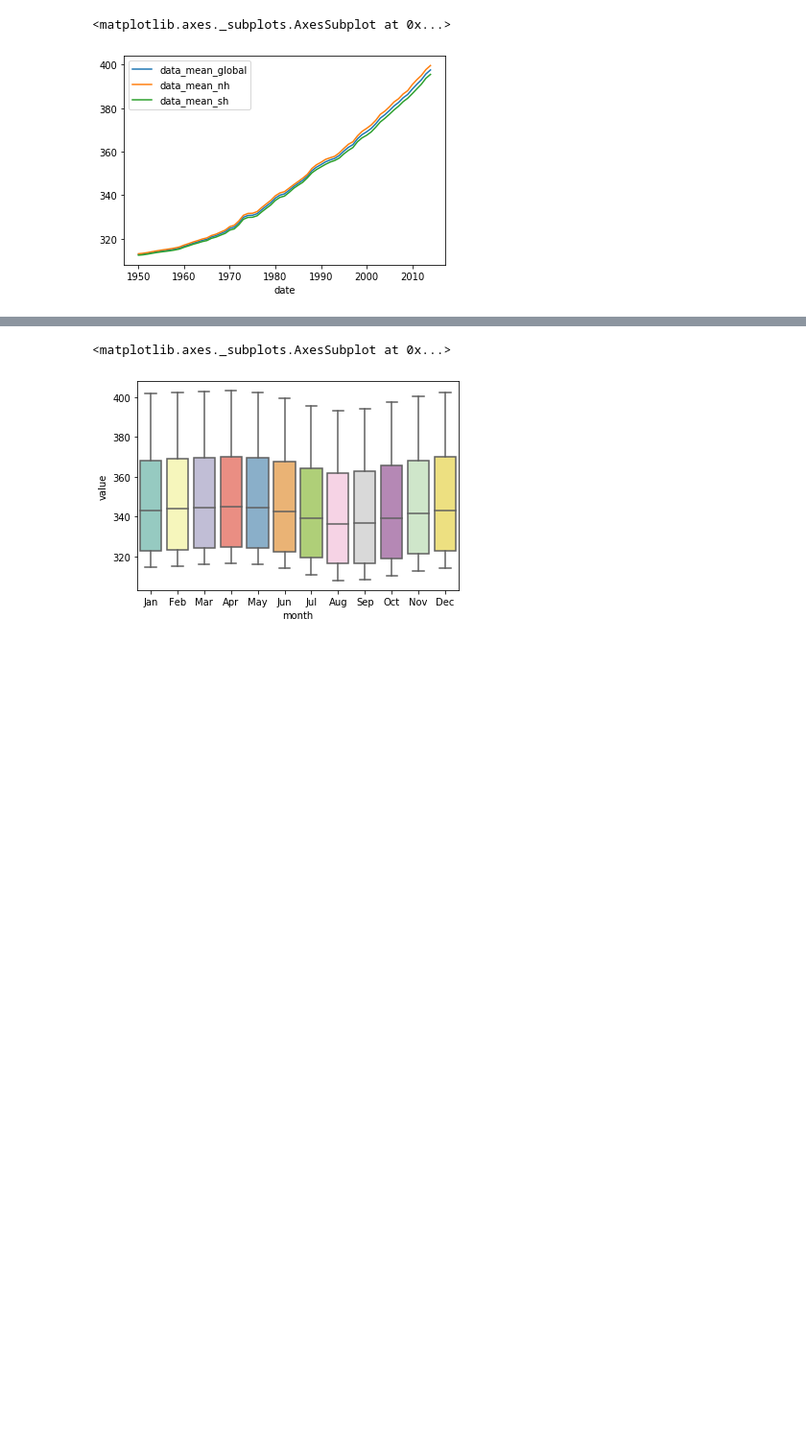
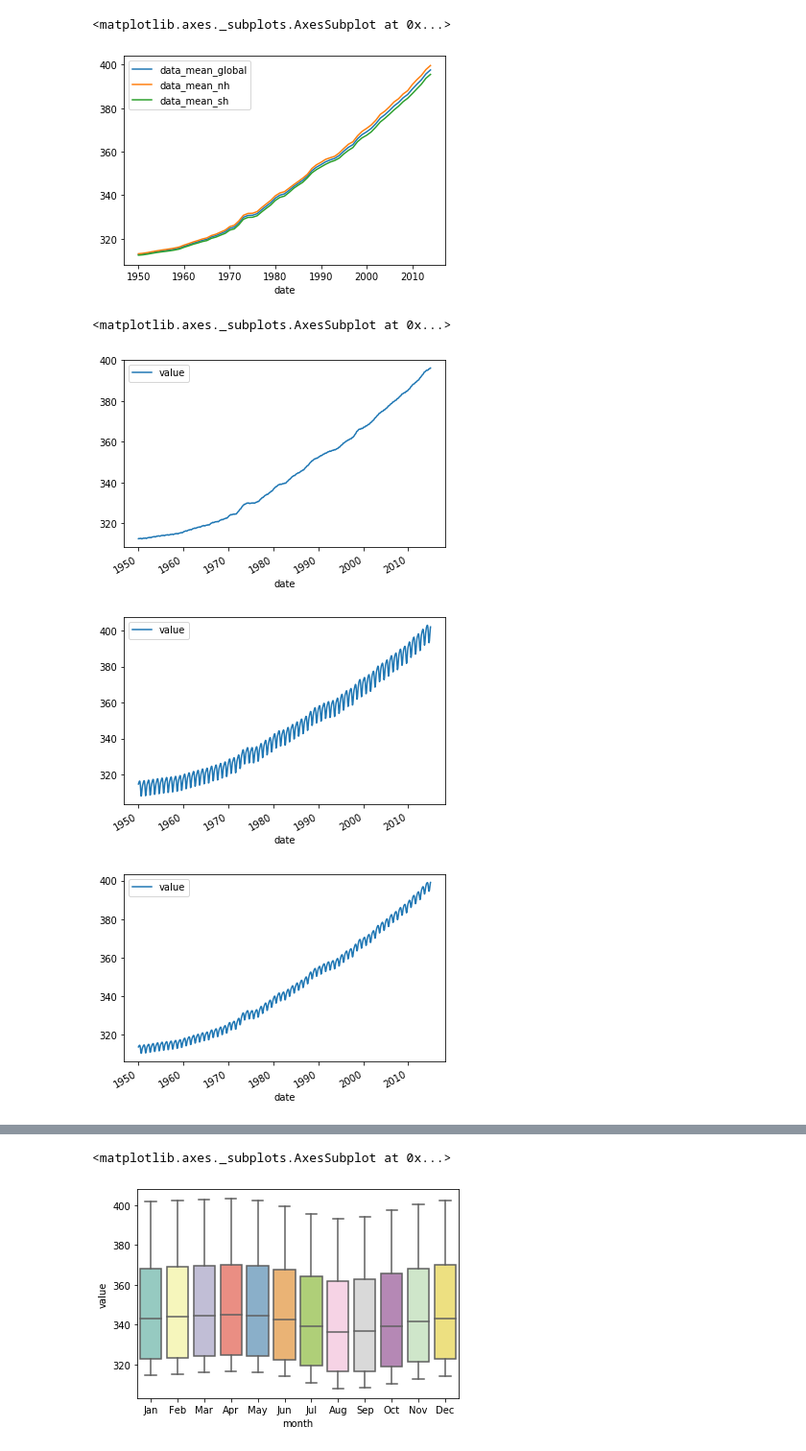
Before and after one commit to Squaess/TimeSeries, a Jupyter notebook: lab1/lab1.ipynb, the cells around one changed output, grey strips where cells are left out. Shown: that part at 96% size. Drawn from its saved outputs; the diff is of its cells as text; code cells hidden in the pictures; blank space fills up the shorter version.

```diff
--- a/lab1/lab1.ipynb
+++ b/lab1/lab1.ipynb
@@ -49,3 +49,12 @@ sh_df['geo'] = "data_mean_sh"
 sh_df.columns = ['value', 'geo']
 monthly_df = pd.concat([nh_df, gl_df, sh_df])
 monthly_df['month'] = monthly_df.index.strftime('%b')
+# %%
+monthly_df[monthly_df['geo'] == 'data_mean_sh'].plot()
+monthly_df[monthly_df['geo'] == 'data_mean_nh'].plot()
+monthly_df[monthly_df['geo'] == 'data_mean_global'].plot()
+# %% [output]
+<matplotlib.axes._subplots.AxesSubplot at 0x...>
+[figure, added]
+[figure, added]
+[figure, added]
```
Also changed, not shown: parts of 22 cells of this notebook, 1 other file.
